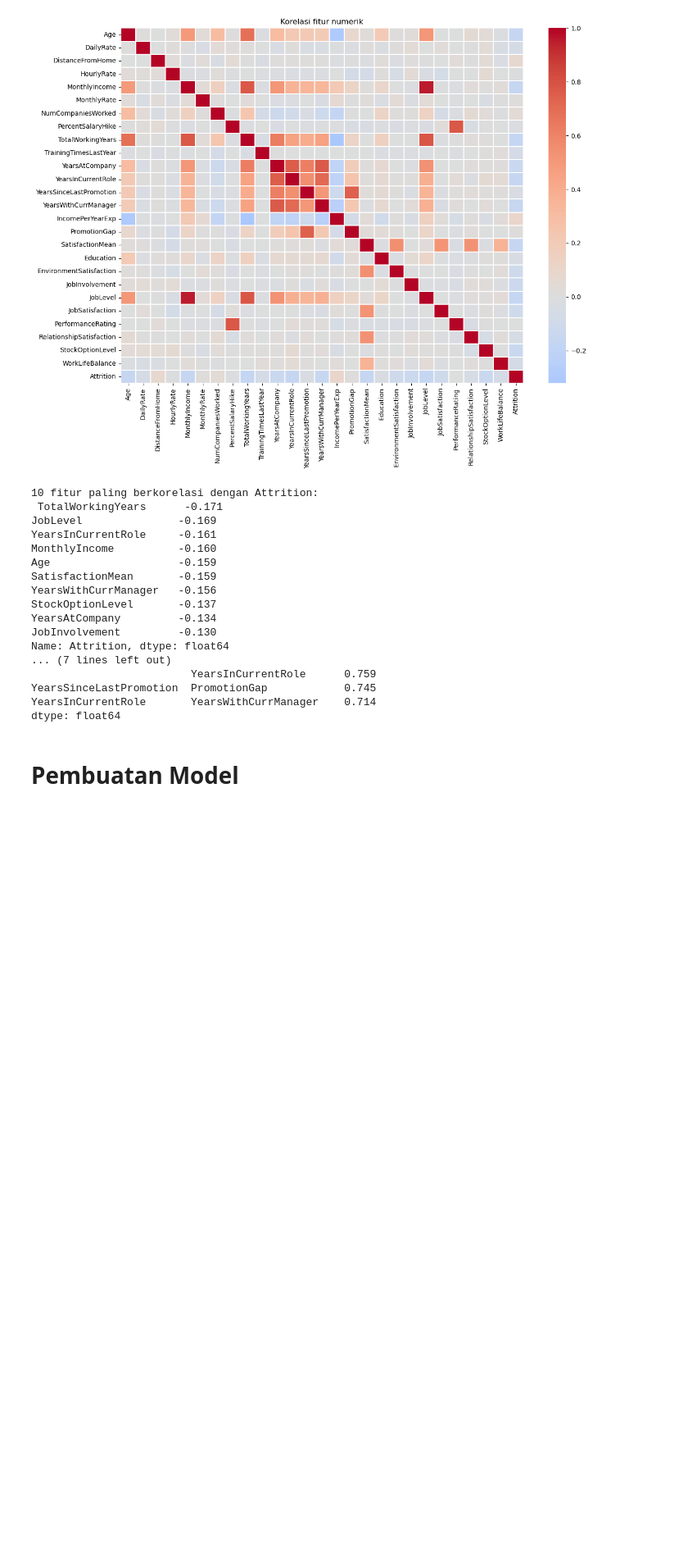
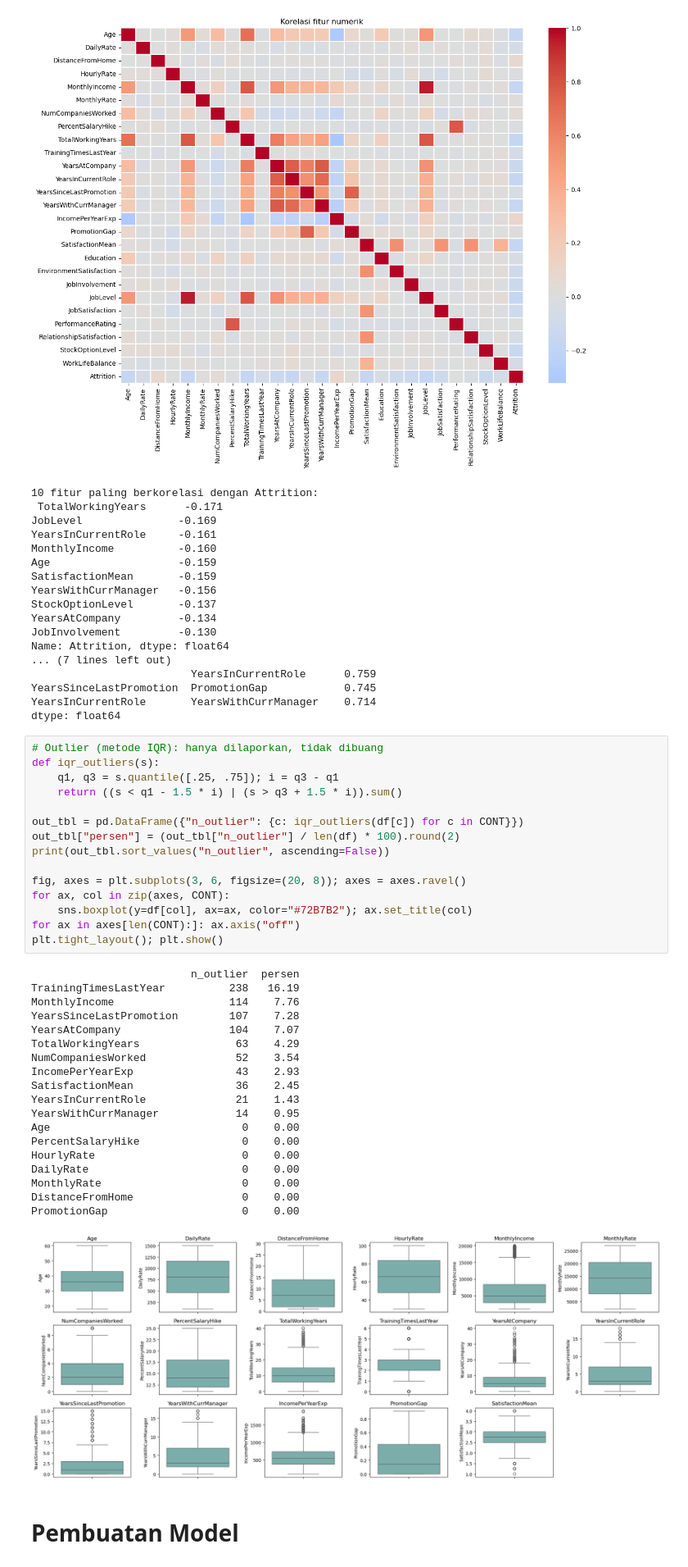
Before and after one commit to manl1/Project-ETS-Machine-Learning, a Jupyter notebook: project-ets.ipynb, the cells around one changed output. Shown at 82% size. Drawn from its saved outputs; the diff is of its cells as text; blank space fills up the shorter version.

```diff
--- a/project-ets.ipynb
+++ b/project-ets.ipynb
@@ -201,6 +201,41 @@ Name: Attrition, dtype: float64
 YearsSinceLastPromotion  PromotionGap            0.745
 YearsInCurrentRole       YearsWithCurrManager    0.714
 dtype: float64
+# %%
+# Outlier (metode IQR): hanya dilaporkan, tidak dibuang
+def iqr_outliers(s):
+    q1, q3 = s.quantile([.25, .75]); i = q3 - q1
+    return ((s < q1 - 1.5 * i) | (s > q3 + 1.5 * i)).sum()
+
+out_tbl = pd.DataFrame({"n_outlier": {c: iqr_outliers(df[c]) for c in CONT}})
+out_tbl["persen"] = (out_tbl["n_outlier"] / len(df) * 100).round(2)
+print(out_tbl.sort_values("n_outlier", ascending=False))
+
+fig, axes = plt.subplots(3, 6, figsize=(20, 8)); axes = axes.ravel()
+for ax, col in zip(axes, CONT):
+    sns.boxplot(y=df[col], ax=ax, color="#72B7B2"); ax.set_title(col)
+for ax in axes[len(CONT):]: ax.axis("off")
+plt.tight_layout(); plt.show()
+# %% [output]
+                         n_outlier  persen
+TrainingTimesLastYear          238   16.19
+MonthlyIncome                  114    7.76
+YearsSinceLastPromotion        107    7.28
+YearsAtCompany                 104    7.07
+TotalWorkingYears               63    4.29
+NumCompaniesWorked              52    3.54
+IncomePerYearExp                43    2.93
+SatisfactionMean                36    2.45
+YearsInCurrentRole              21    1.43
+YearsWithCurrManager            14    0.95
+Age                              0    0.00
+PercentSalaryHike                0    0.00
+HourlyRate                       0    0.00
+DailyRate                        0    0.00
+MonthlyRate                      0    0.00
+DistanceFromHome                 0    0.00
+PromotionGap                     0    0.00
+[figure, added]
 # %% [markdown]
 # Pembuatan Model
 # %% [markdown]
```
Also changed, not shown: parts of 3 cells of this notebook.
